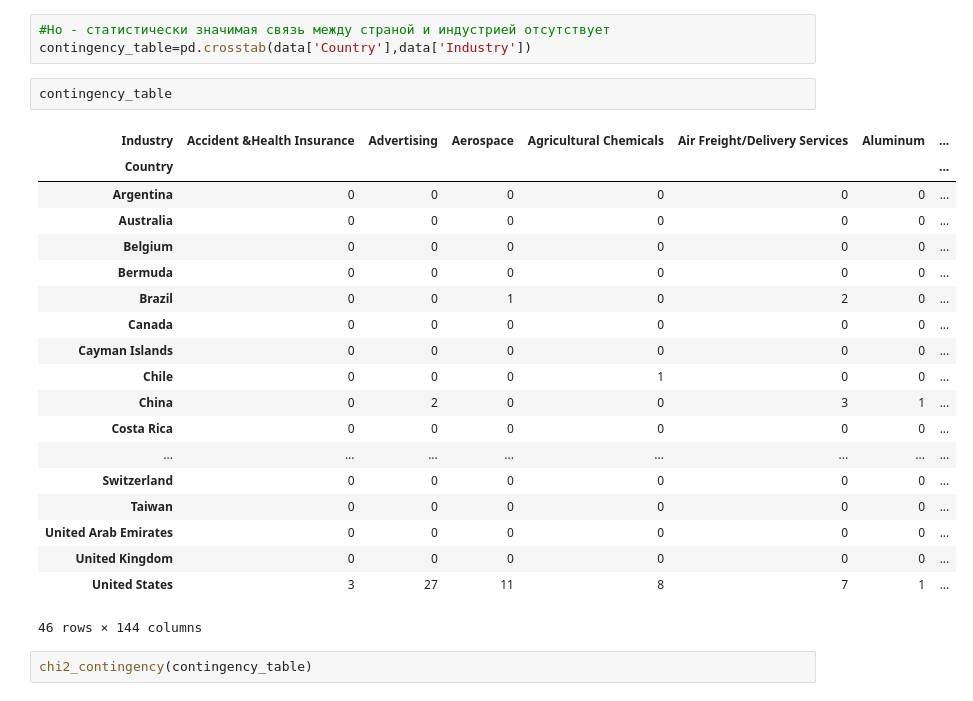
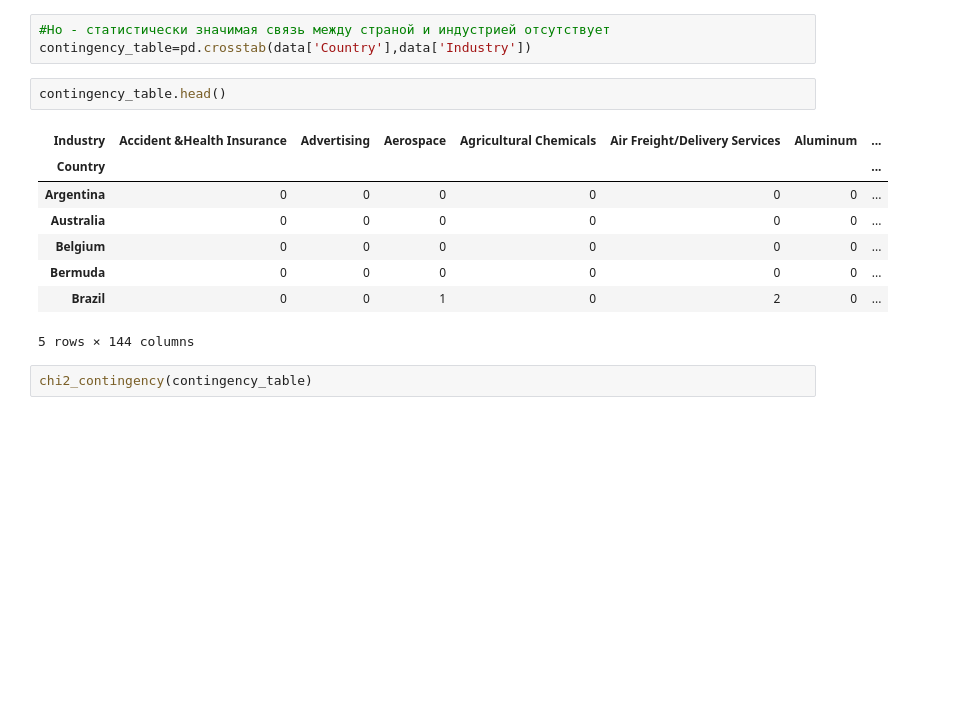
Before and after one commit to maximarbuzov/maxim, a Jupyter notebook: Untitled7.ipynb, the cells around one changed output. Cells and saved outputs as stored; diff of their text form; blank space fills up the shorter version.

```diff
--- a/Untitled7.ipynb
+++ b/Untitled7.ipynb
@@ -99,27 +99,16 @@ from scipy.stats.contingency import chi2_contingency
 #Ho - статистически значимая связь между страной и индустрией отсутствует
 contingency_table=pd.crosstab(data['Country'],data['Industry'])
 # %%
-contingency_table
+contingency_table.head()
 # %% [output]
 | Industry | Accident &Health Insurance | Advertising | Aerospace | Agricultural Chemicals | Air Freight/Delivery Services | Aluminum | ... |
 | Country |  |  |  |  |  |  | ... |
 | Argentina | 0 | 0 | 0 | 0 | 0 | 0 | ... |
 | Australia | 0 | 0 | 0 | 0 | 0 | 0 | ... |
 | Belgium | 0 | 0 | 0 | 0 | 0 | 0 | ... |
 | Bermuda | 0 | 0 | 0 | 0 | 0 | 0 | ... |
 | Brazil | 0 | 0 | 1 | 0 | 2 | 0 | ... |
-| Canada | 0 | 0 | 0 | 0 | 0 | 0 | ... |
-| Cayman Islands | 0 | 0 | 0 | 0 | 0 | 0 | ... |
-| Chile | 0 | 0 | 0 | 1 | 0 | 0 | ... |
-| China | 0 | 2 | 0 | 0 | 3 | 1 | ... |
-| Costa Rica | 0 | 0 | 0 | 0 | 0 | 0 | ... |
-| ... | ... | ... | ... | ... | ... | ... | ... |
-| Switzerland | 0 | 0 | 0 | 0 | 0 | 0 | ... |
-| Taiwan | 0 | 0 | 0 | 0 | 0 | 0 | ... |
-| United Arab Emirates | 0 | 0 | 0 | 0 | 0 | 0 | ... |
-| United Kingdom | 0 | 0 | 0 | 0 | 0 | 0 | ... |
-| United States | 3 | 27 | 11 | 8 | 7 | 1 | ... |
-46 rows × 144 columns
+5 rows × 144 columns
 # %%
 chi2_contingency(contingency_table)
 # %% [output]
```
Also changed, not shown: parts of 8 cells of this notebook.
